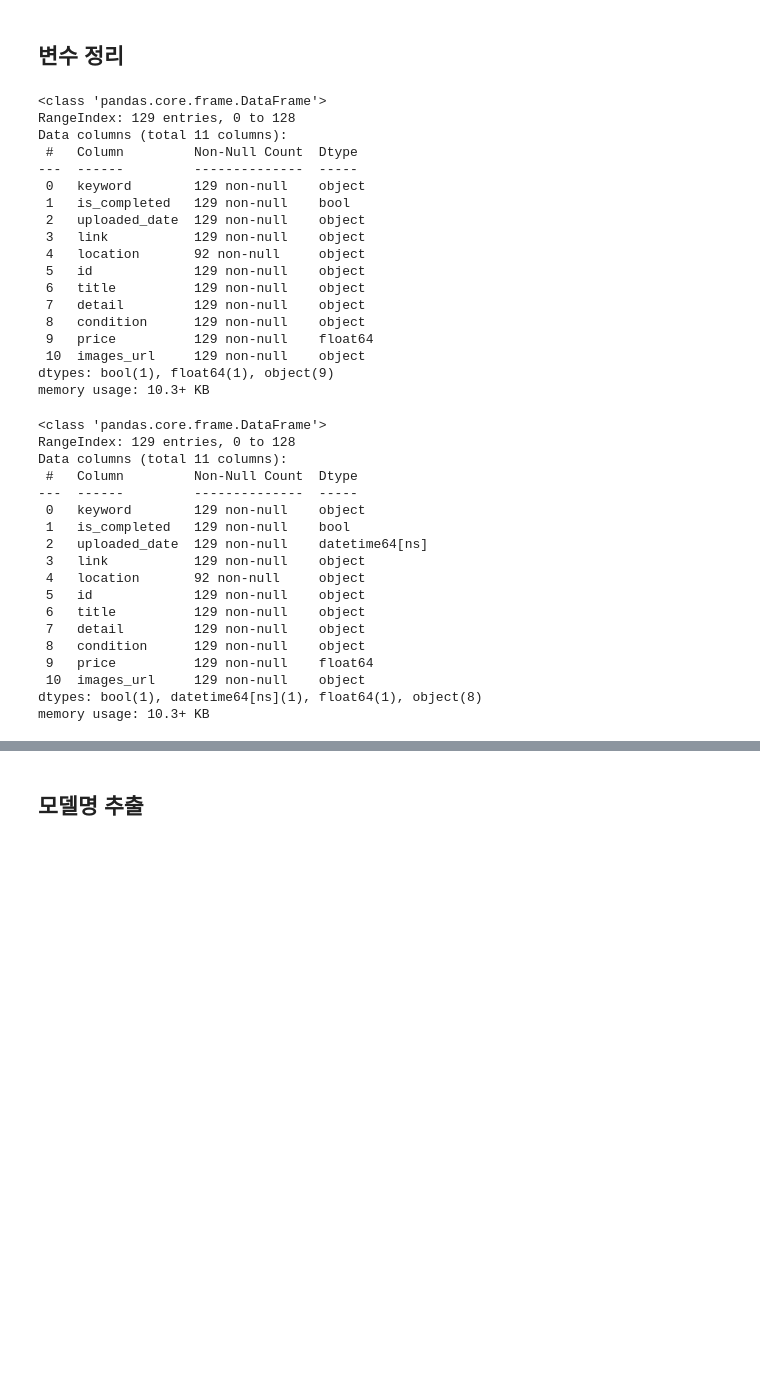
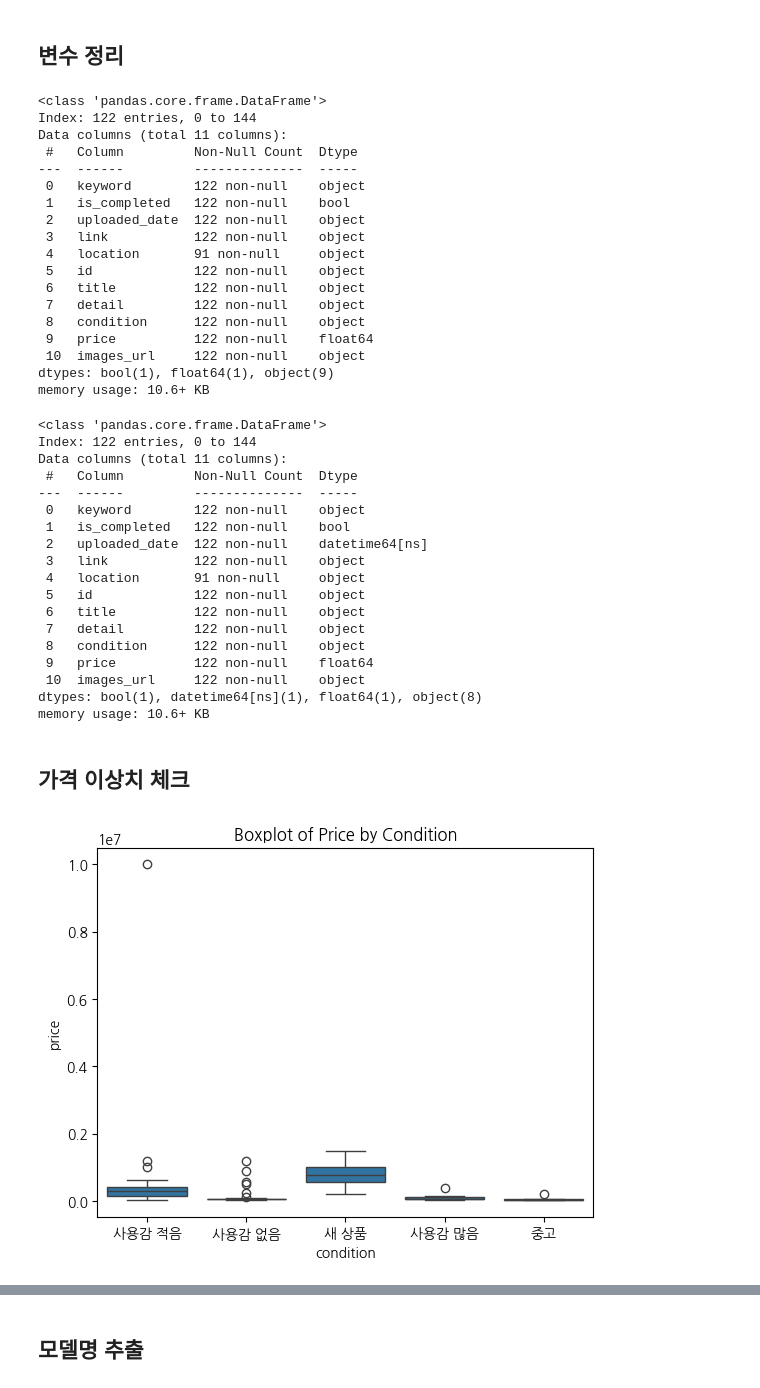
Before and after one commit to walker0625/second-handed-strollers-price-predict-project-mldl, a Jupyter notebook: src/preprocessed/bungaejangter_preprocessed.ipynb, the cells around one changed output, grey strips where cells are left out. Drawn from its saved outputs; the diff is of its cells as text; code cells hidden in the pictures; blank space fills up the shorter version.

```diff
--- a/src/preprocessed/bungaejangter_preprocessed.ipynb
+++ b/src/preprocessed/bungaejangter_preprocessed.ipynb
@@ -24,7 +24,7 @@ df.shape
 # 부가부 데이터 삭제
 df = df[~df['title'].str.contains("부가부", na=False)].reset_index(drop=True)
 # %%
-not_stroller_pattern = "유모차 컵홀더|스케토 컵홀더|스토케 풋머프|스토케풋머프|스토케 풋워머|스토케 방한 풋머프|스토케 방한용품|스토케 방한커버|방한커버|방수커버|컵홀더|파라솔"
+not_stroller_pattern = "유모차 컵홀더|스케토 컵홀더|스토케 풋머프|스토케풋머프|스토케 풋워머|스토케 방한 풋머프|스토케 방한용품|스토케 방한커버|방한커버|방수커버|컵홀더|파라솔|신생아시트|신생아패드|발받침대|발판|유모차 커버|유모차 악세사리|기저귀가방|방풍비닐"
 df = df[~df['title'].str.contains(not_stroller_pattern, na=False)]
 # %%
 # 방한 관련 키워드
@@ -46,23 +46,23 @@ df.to_csv(csv_path, index=0)
 df.info()
 # %% [output]
 <class 'pandas.core.frame.DataFrame'>
-RangeIndex: 129 entries, 0 to 128
+Index: 122 entries, 0 to 144
 Data columns (total 11 columns):
  #   Column         Non-Null Count  Dtype
 ---  ------         --------------  -----
- 0   keyword        129 non-null    object
- 1   is_completed   129 non-null    bool
- 2   uploaded_date  129 non-null    object
- 3   link           129 non-null    object
- 4   location       92 non-null     object
- 5   id             129 non-null    object
- 6   title          129 non-null    object
- 7   detail         129 non-null    object
- 8   condition      129 non-null    object
- 9   price          129 non-null    float64
- 10  images_url     129 non-null    object
+ 0   keyword        122 non-null    object
+ 1   is_completed   122 non-null    bool
+ 2   uploaded_date  122 non-null    object
+ 3   link           122 non-null    object
+ 4   location       91 non-null     object
+ 5   id             122 non-null    object
+ 6   title          122 non-null    object
+ 7   detail         122 non-null    object
+ 8   condition      122 non-null    object
+ 9   price          122 non-null    float64
+ 10  images_url     122 non-null    object
 dtypes: bool(1), float64(1), object(9)
-memory usage: 10.3+ KB
+memory usage: 10.6+ KB
 # %%
 df["detail"] = df["detail"].str.replace("\n", "", regex=False)
 df.to_csv(csv_path, index=0)
@@ -73,20 +73,32 @@ df.to_csv(csv_path, index=0)
 df.info()
 # %% [output]
 <class 'pandas.core.frame.DataFrame'>
-RangeIndex: 129 entries, 0 to 128
+Index: 122 entries, 0 to 144
 Data columns (total 11 columns):
  #   Column         Non-Null Count  Dtype
 ---  ------         --------------  -----
- 0   keyword        129 non-null    object
- 1   is_completed   129 non-null    bool
- 2   uploaded_date  129 non-null    datetime64[ns]
- 3   link           129 non-null    object
- 4   location       92 non-null     object
- 5   id             129 non-null    object
- 6   title          129 non-null    object
- 7   detail         129 non-null    object
- 8   condition      129 non-null    object
- 9   price          129 non-null    float64
- 10  images_url     129 non-null    object
+ 0   keyword        122 non-null    object
+ 1   is_completed   122 non-null    bool
+ 2   uploaded_date  122 non-null    datetime64[ns]
+ 3   link           122 non-null    object
+ 4   location       91 non-null     object
+ 5   id             122 non-null    object
+ 6   title          122 non-null    object
+ 7   detail         122 non-null    object
+ 8   condition      122 non-null    object
+ 9   price          122 non-null    float64
+ 10  images_url     122 non-null    object
 dtypes: bool(1), datetime64[ns](1), float64(1), object(8)
-memory usage: 10.3+ KB
+memory usage: 10.6+ KB
+# %% [markdown]
+## 가격 이상치 체크
+# %%
+import seaborn as sns
+import matplotlib.pyplot as plt
+import koreanize_matplotlib
+
+sns.boxplot(x="condition", y="price", data=df)
+plt.title("Boxplot of Price by Condition")
+plt.show()
+# %% [output]
+[figure, added]
```
Also changed, not shown: parts of 23 cells of this notebook.
